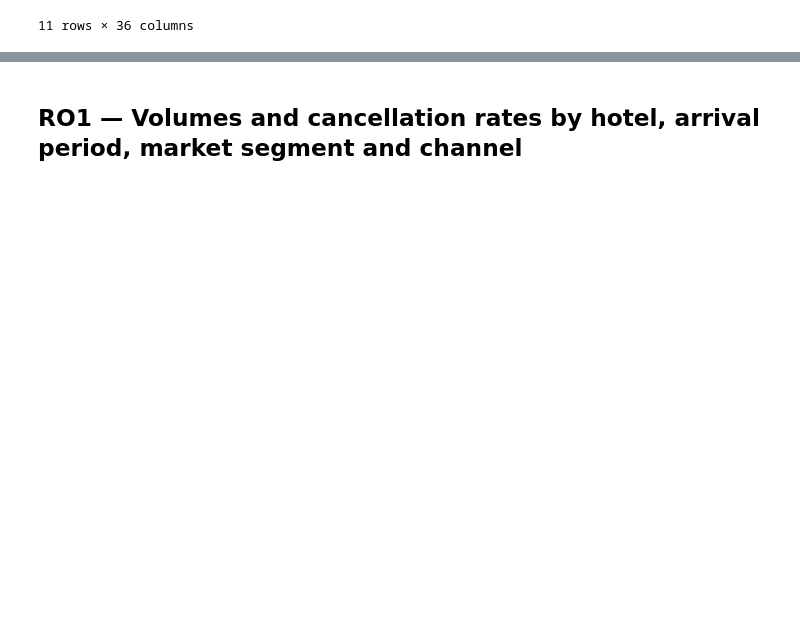
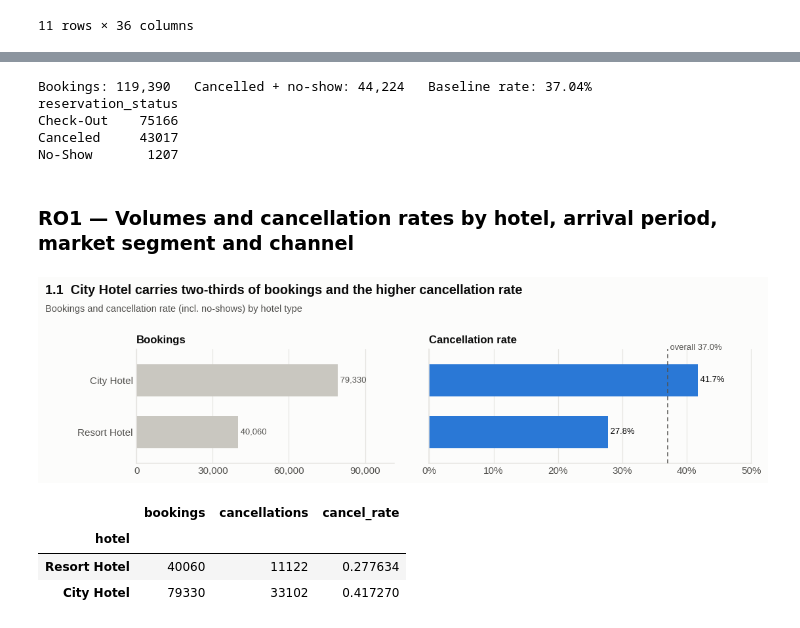
Before and after one commit to elsiejy/Capstone, a Jupyter notebook: Capstone.ipynb, the cells around one changed output, grey strips where cells are left out. Cells and saved outputs as stored; diff of their text form; code cells hidden in the pictures; blank space fills up the shorter version.

```diff
--- a/Capstone.ipynb
+++ b/Capstone.ipynb
@@ -578,3 +517,35 @@ No-Show       1207
+# %%
+# Source: the cleansed DataFrame `df` from the data-cleansing section of this notebook.
+# The cleansing step already created every derived column used below (bands, flags, arrival fields),
+# so this cell only checks they are present. Arrival-period fields come from checkin_date.
+REQUIRED = ['is_canceled', 'checkin_date', 'hotel', 'market_segment', 'distribution_channel', 'customer_type',
+            'deposit_type', 'meal', 'reservation_status', 'arrival_month', 'arrival_week', 'arrival_mname',
+            'total_nights', 'kids', 'lead_band', 'stay_band', 'changes_band', 'requests_band', 'wait_band',
+            'waited', 'party', 'prev_cancel_flag', 'prev_stay_flag', 'has_agent', 'has_company', 'country_prt']
+missing = [c for c in REQUIRED if c not in df.columns]
+assert not missing, f'These columns are missing from df — re-run the data-cleansing section: {missing}'
+
+# Category orders, used to sort chart axes (must match the labels created during cleansing)
+MONTHS = ['Jan','Feb','Mar','Apr','May','Jun','Jul','Aug','Sep','Oct','Nov','Dec']
+LEAD  = ['0–7', '8–30', '31–90', '91–180', '181–365', '366+']
+STAY  = ['0', '1', '2–3', '4–7', '8–14', '15+']
+CHG   = ['0', '1', '2', '3+']
+REQ   = ['0', '1', '2', '3+']
+WAIT  = ['0', '1–7', '8–30', '31–90', '91+']
+PARTY = ['Solo adult', 'Couple (2 adults)', '3+ adults', 'With children', 'No adults / unknown']
+
+# 7 bookings carry an 'Undefined' segment/channel — excluded from segment-level views
+seg = df[(df['market_segment'] != 'Undefined') & (df['distribution_channel'] != 'Undefined')].copy()
+
+BASE = df['is_canceled'].mean()
+print(f"Bookings: {len(df):,}   Cancelled + no-show: {df['is_canceled'].sum():,}   Baseline rate: {BASE:.2%}")
+print(df['reservation_status'].value_counts().to_string())
+# %% [output]
+Bookings: 119,390   Cancelled + no-show: 44,224   Baseline rate: 37.04%
+reservation_status
+Check-Out    75166
+Canceled     43017
+No-Show       1207
 # %%
 def rate_table(data, col, order=None):
     t = data.groupby(col, observed=True)['is_canceled'].agg(bookings='size', cancellations='sum')
@@ -619,4 +590,15 @@ def volume_rate_panel(data, col, title, sub=None, order=None):
     plt.show()
     return t
 # %% [markdown]
-## RO1 — Volumes and cancellation rates by hotel, arrival period, market segment and channel
+### RO1 — Volumes and cancellation rates by hotel, arrival period, market segment and channel
+# %%
+# 1.1 Hotel type
+t11 = volume_rate_panel(df, 'hotel', '1.1  City Hotel carries two-thirds of bookings and the higher cancellation rate',
+                        'Bookings and cancellation rate (incl. no-shows) by hotel type')
+t11
+# %% [output]
+[figure, added]
+|  | bookings | cancellations | cancel_rate |
+| hotel |  |  |  |
+| Resort Hotel | 40060 | 11122 | 0.277634 |
+| City Hotel | 79330 | 33102 | 0.417270 |
```
Also changed, not shown: parts of 44 cells of this notebook.
